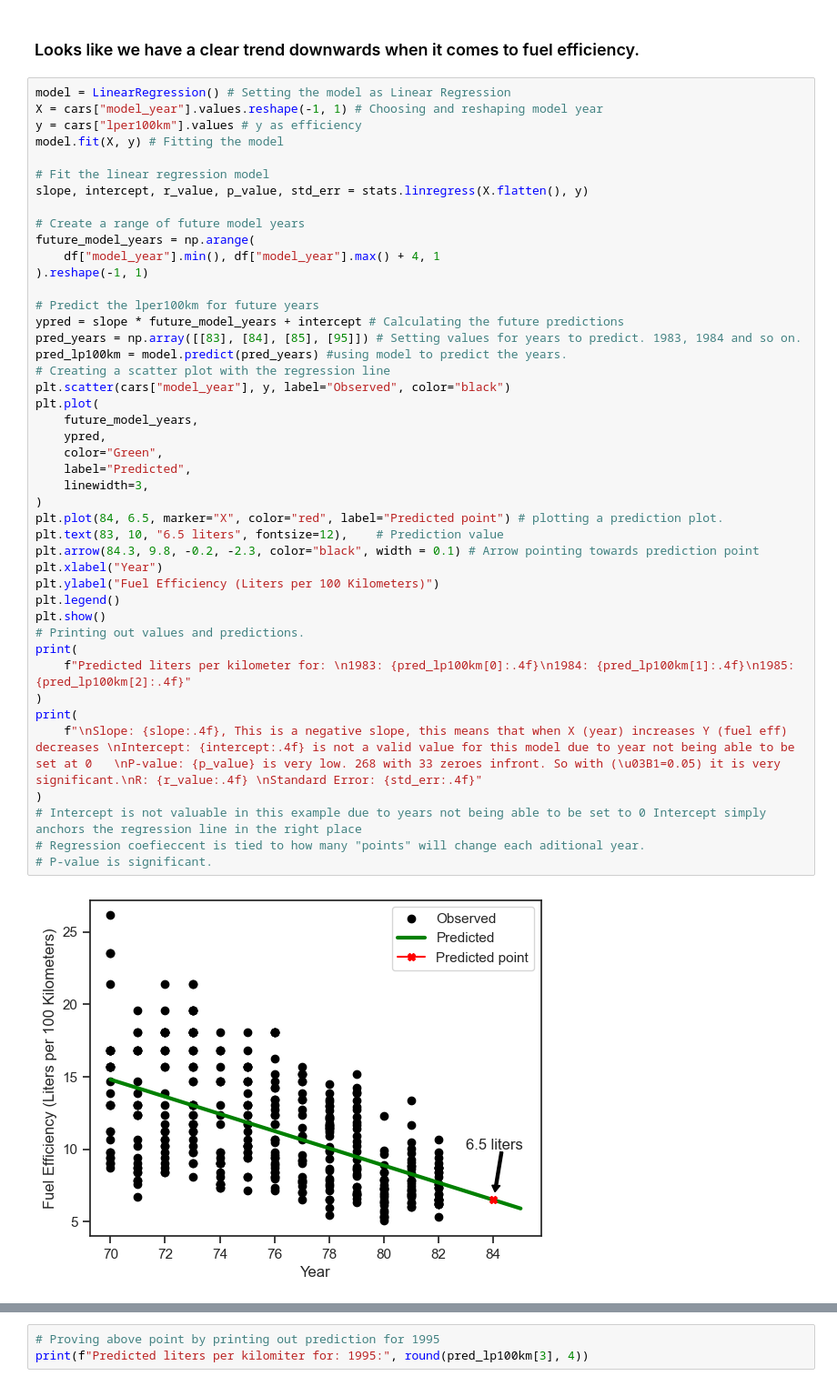
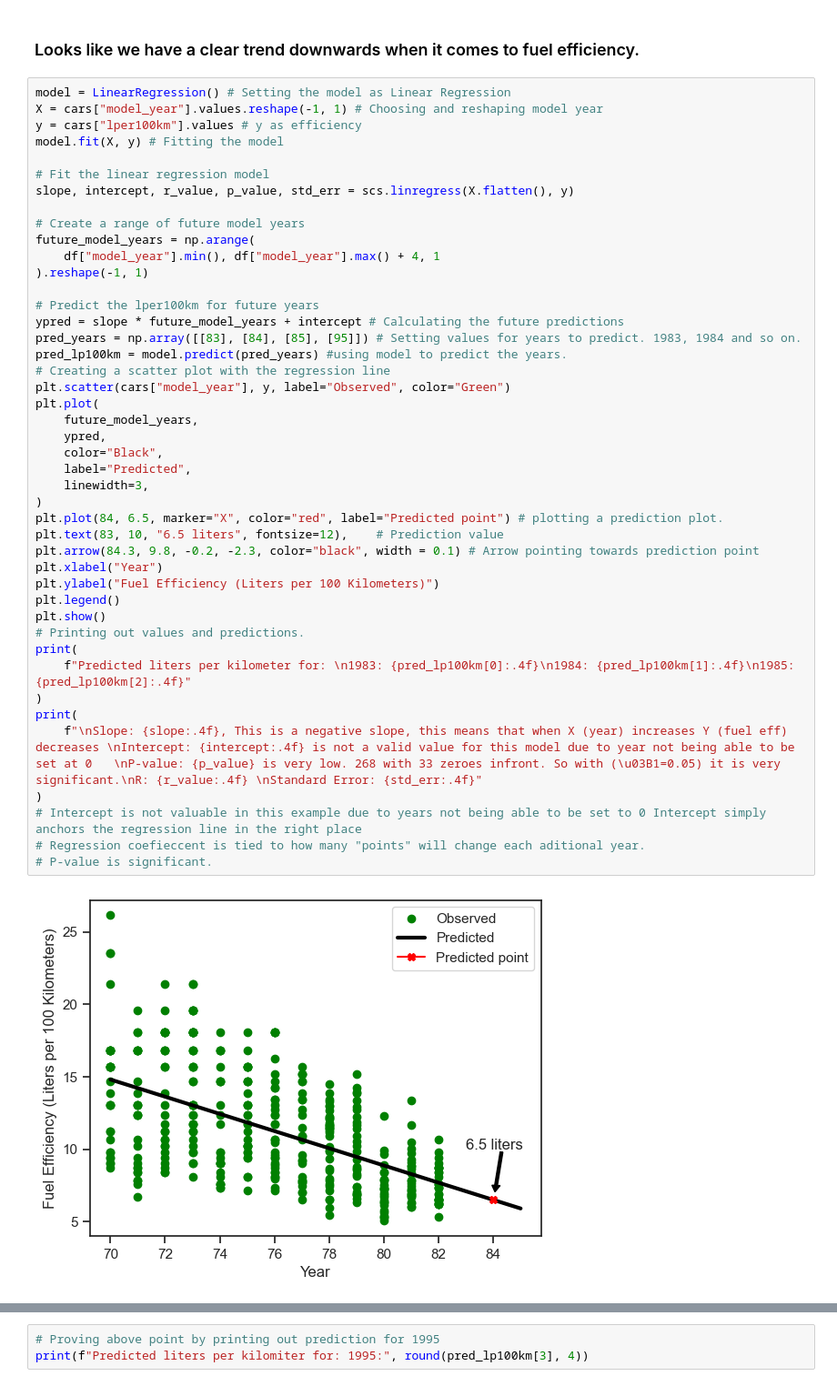
Before and after one commit to Rufshod/Statistical_Analysis_Alexander_Andersson, a Jupyter notebook: Lab/Lab_cars.ipynb, the cells around one changed output, grey strips where cells are left out. Shown: that part at 91% size. Saved outputs shown, nothing was run; the diff lists cells and outputs as text.

```diff
--- a/Lab/Lab_cars.ipynb
+++ b/Lab/Lab_cars.ipynb
@@ -210,7 +237,7 @@ y = cars["lper100km"].values # y as efficiency
 model.fit(X, y) # Fitting the model
 
 # Fit the linear regression model
-slope, intercept, r_value, p_value, std_err = stats.linregress(X.flatten(), y)
+slope, intercept, r_value, p_value, std_err = scs.linregress(X.flatten(), y)
 
 # Create a range of future model years
 future_model_years = np.arange(
@@ -219,36 +246,36 @@ future_model_years = np.arange(
 
 # Predict the lper100km for future years
 ypred = slope * future_model_years + intercept # Calculating the future predictions
 pred_years = np.array([[83], [84], [85], [95]]) # Setting values for years to predict. 1983, 1984 and so on.
 pred_lp100km = model.predict(pred_years) #using model to predict the years.
 # Creating a scatter plot with the regression line
-plt.scatter(cars["model_year"], y, label="Observed", color="black")
+plt.scatter(cars["model_year"], y, label="Observed", color="Green")
 plt.plot(
     future_model_years,
     ypred,
-    color="Green",
+    color="Black",
     label="Predicted",
     linewidth=3,
 )
 plt.plot(84, 6.5, marker="X", color="red", label="Predicted point") # plotting a prediction plot.
 plt.text(83, 10, "6.5 liters", fontsize=12),    # Prediction value
 plt.arrow(84.3, 9.8, -0.2, -2.3, color="black", width = 0.1) # Arrow pointing towards prediction point
 plt.xlabel("Year")
 plt.ylabel("Fuel Efficiency (Liters per 100 Kilometers)")
 plt.legend()
 plt.show()
 # Printing out values and predictions.
 print(
     f"Predicted liters per kilometer for: \n1983: {pred_lp100km[0]:.4f}\n1984: {pred_lp100km[1]:.4f}\n1985: {pred_lp100km[2]:.4f}"
 )
 print(
     f"\nSlope: {slope:.4f}, This is a negative slope, this means that when X (year) increases Y (fuel eff) decreases \nIntercept: {intercept:.4f} is not a valid value for this model due to year not being able to be set at 0   \nP-value: {p_value} is very low. 268 with 33 zeroes infront. So with (\u03B1=0.05) it is very significant.\nR: {r_value:.4f} \nStandard Error: {std_err:.4f}"
 )
 # Intercept is not valuable in this example due to years not being able to be set to 0 Intercept simply anchors the regression line in the right place
 # Regression coefieccent is tied to how many "points" will change each aditional year.
 # P-value is significant.
 # %% [output]
-[figure, old version]
+[figure, new version]
 Predicted liters per kilometer for:
 1983: 7.0934
 1984: 6.5000
```
Also changed, not shown: parts of 7 cells of this notebook, 4 other files.
